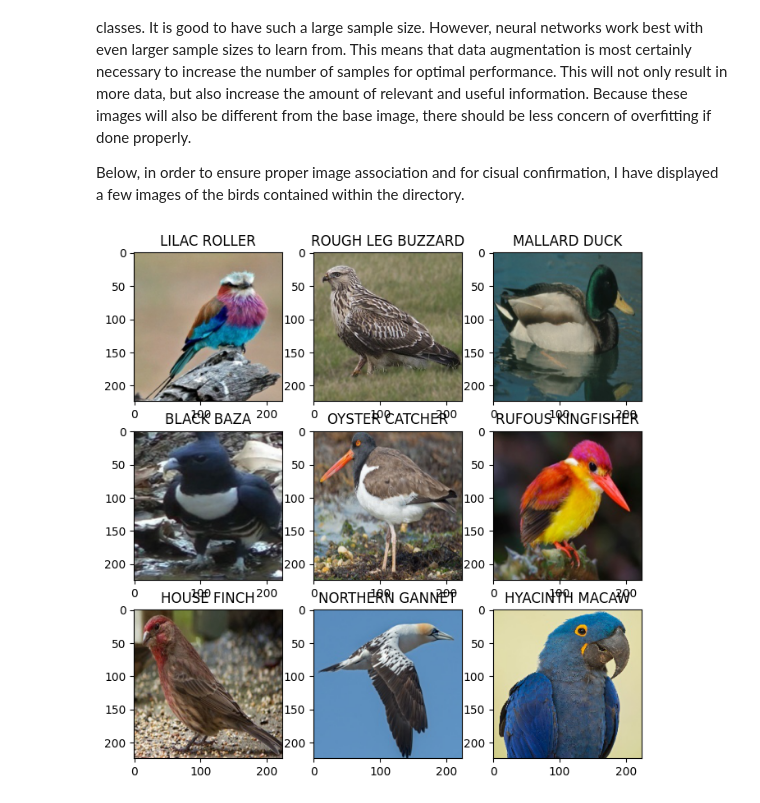
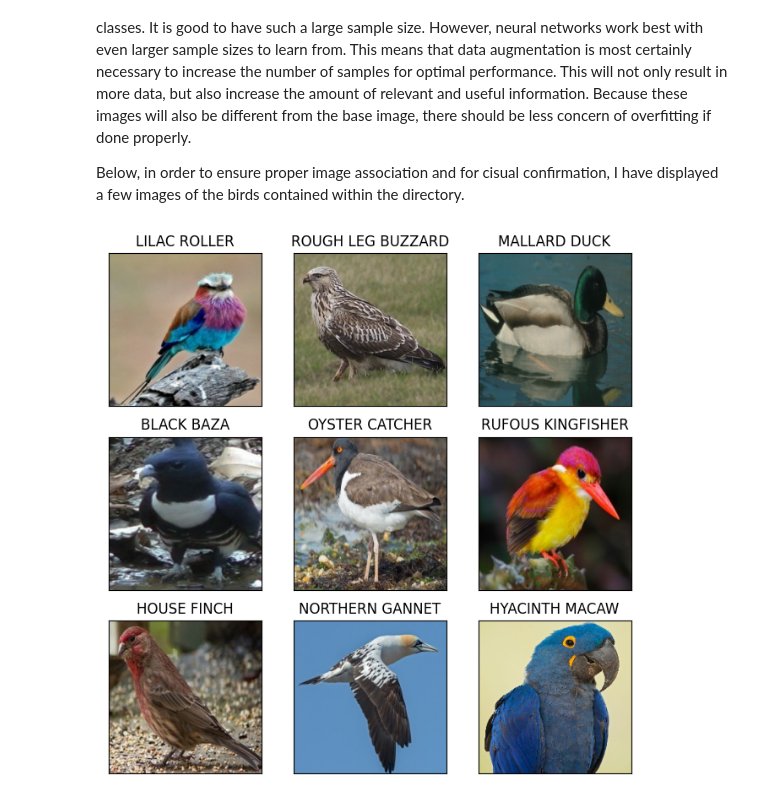
Before and after one commit to akingsley319/Tensorflow-Birds, a Jupyter notebook: notebooks/EDA.ipynb, the cells around one changed output. Cells and saved outputs as stored; diff of their text form; code cells hidden in the pictures.

```diff
--- a/notebooks/EDA.ipynb
+++ b/notebooks/EDA.ipynb
@@ -101,22 +101,24 @@ Below, in order to ensure proper image association and for cisual confirmation,
 # %%
 # View a few of the images
 label_list = []
 image_list = []
 
 for i in range(0,9):
     class_name = label_names[i]
     label_list.append(class_name)
 
     image = os.listdir("input/train/" + class_name)[0]
     img = Image.open("input/train/" + class_name + "/" + image)
     image_list.append(img)
 
 plt.figure(figsize=(8,8))
 for i in range(0, 9):
     plt.subplot(3, 3, i+1)
     plt.imshow(image_list[i])
     plt.title(label_list[i])
+    plt.xticks([])
+    plt.yticks([])
 
 plt.show()
 # %% [output]
-[figure, old version]
+[figure, new version]
```
Also changed, not shown: 1 other file.
